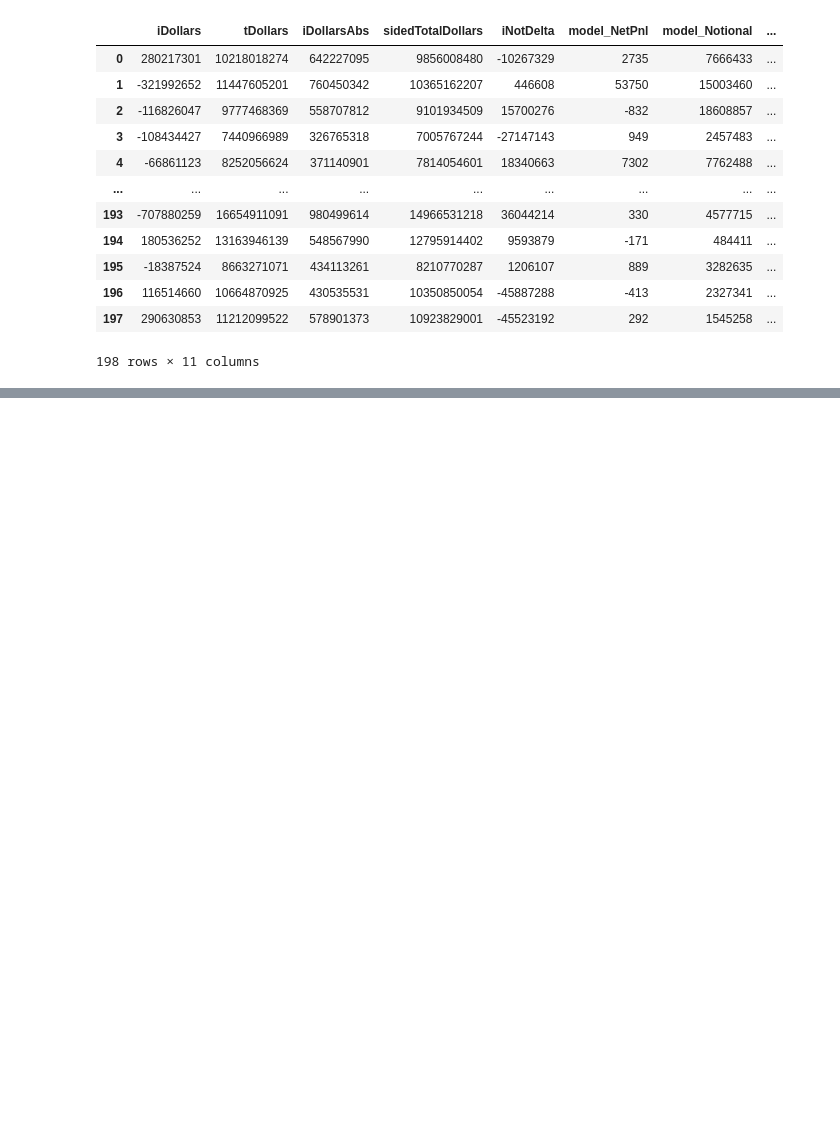
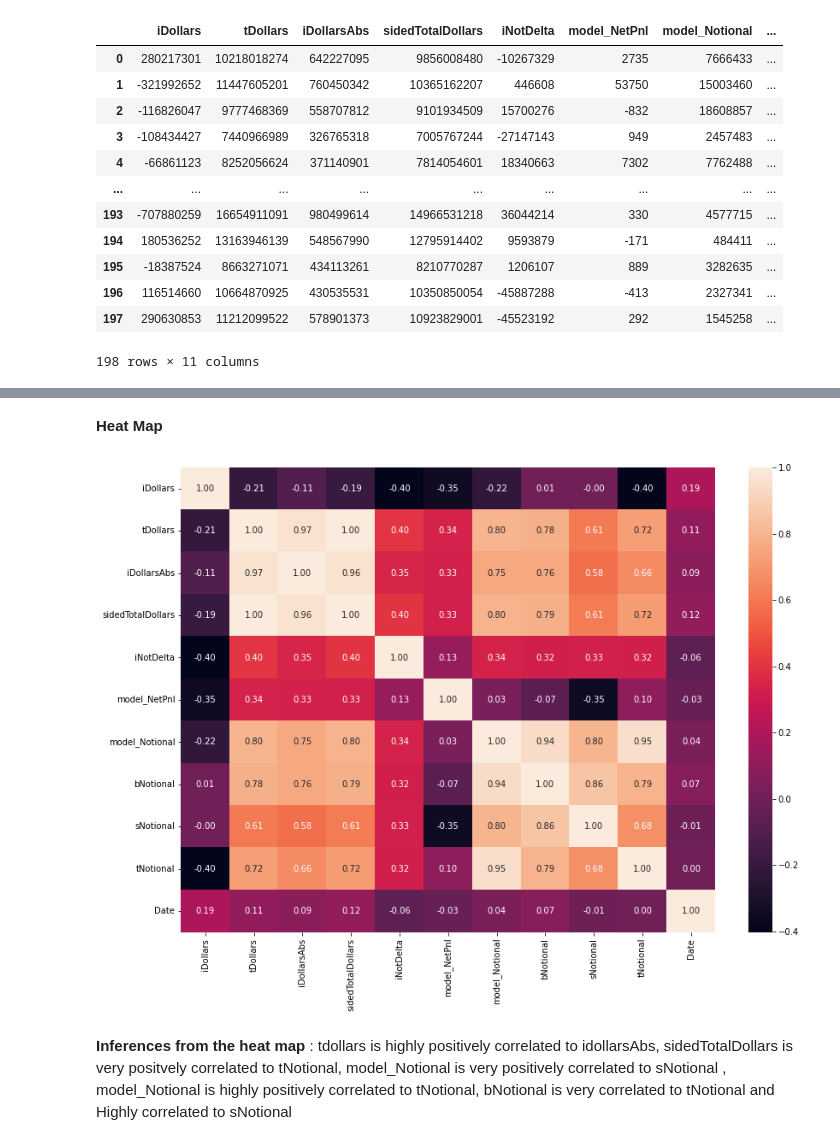
Before and after one commit to AyorindeTayo/freelance2, a Jupyter notebook: Untitled48.ipynb, the cells around one changed output, grey strips where cells are left out. Cells and saved outputs as stored; diff of their text form; code cells hidden in the pictures; blank space fills up the shorter version.

```diff
--- a/Untitled48.ipynb
+++ b/Untitled48.ipynb
@@ -150,0 +193,10 @@ files.download('data.xlsx')
+# %% [markdown]
+**Heat Map**
+# %%
+f,ax = plt.subplots(figsize=(14,10))
+sns.heatmap(df.corr(), annot=True, fmt=".2f", ax=ax)
+plt.show()
+# %% [output]
+[figure, added]
+# %% [markdown]
+**Inferences from the heat map** : tdollars is highly positively correlated to idollarsAbs, sidedTotalDollars	is very positvely correlated to tNotional, model_Notional	is very positively correlated to sNotional , model_Notional  is highly positively correlated to tNotional, bNotional is very correlated to tNotional and Highly correlated to sNotional
```
Also changed, not shown: parts of 2 cells of this notebook.
